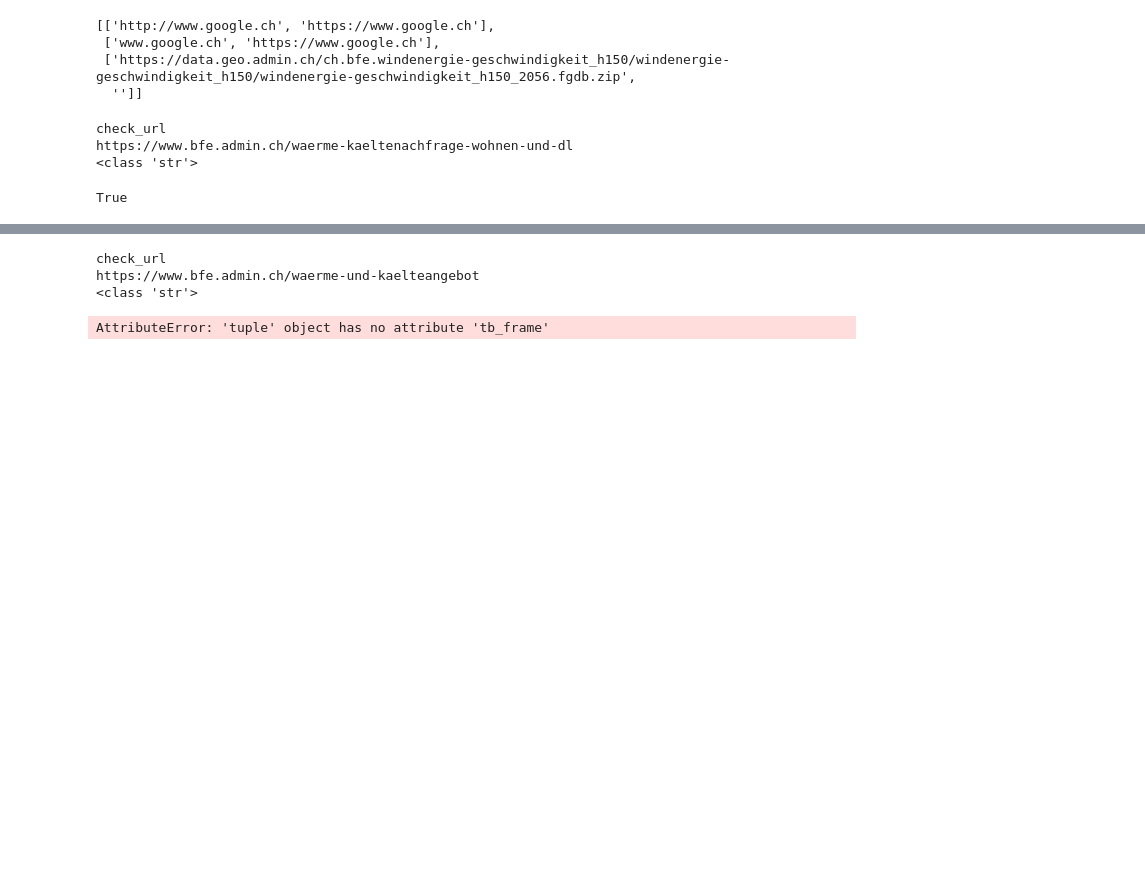
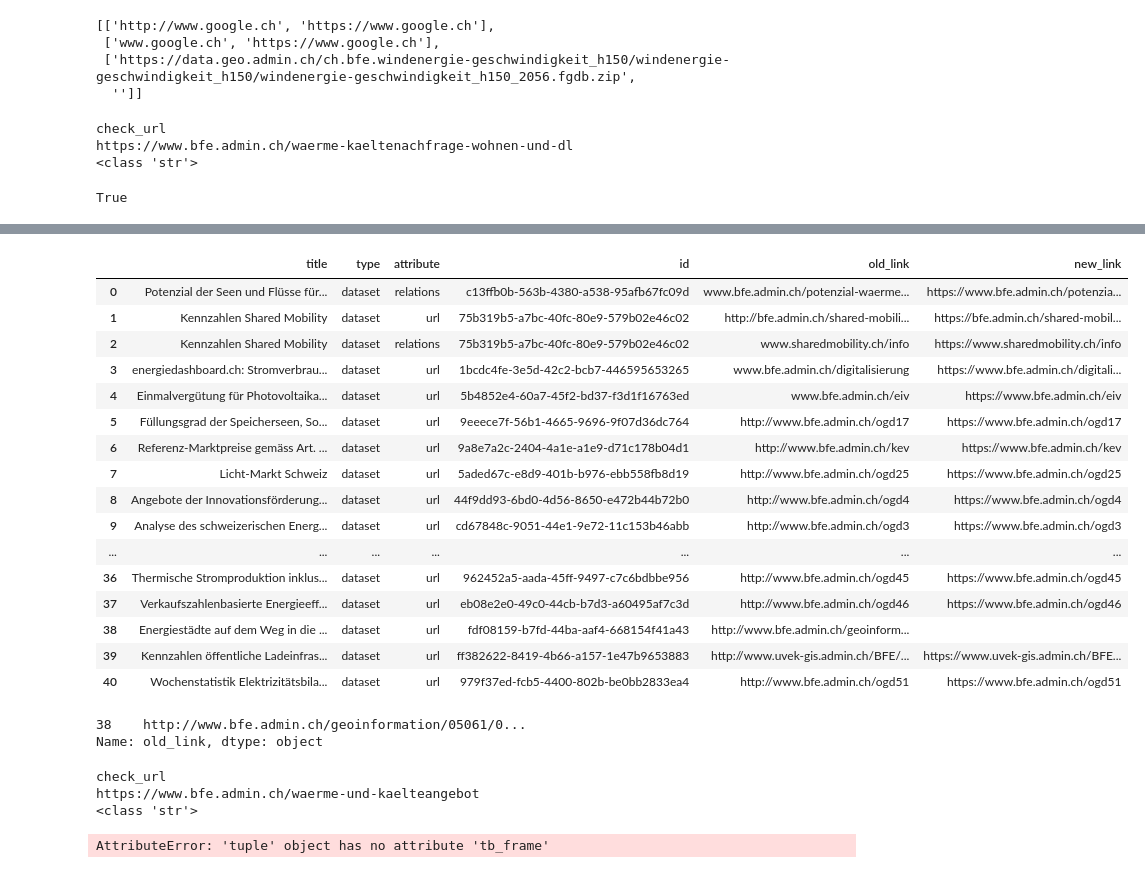
Before and after one commit to aresssera/opendataSwiss, a Jupyter notebook: opendata_swiss.ipynb, the cells around one changed output, grey strips where cells are left out. Drawn from its saved outputs; the diff is of its cells as text; code cells hidden in the pictures; blank space fills up the shorter version.

```diff
--- a/opendata_swiss.ipynb
+++ b/opendata_swiss.ipynb
@@ -51,6 +51,10 @@ def check_url(url):
         print(type(url))
         time.sleep(1)
         # head or get
+
+        if url == 'https://bfe.admin.ch/shared-mobility-angebote':
+            return True
+
         get = requests.get(url)
 
         if get.status_code < 400:
@@ -220,0 +235,27 @@ completeList
+# %%
+f = pd.DataFrame(completeList)
+f.columns=['title', 'type', 'attribute', 'id', 'old_link', 'new_link']
+f
+# %% [output]
+|  | title | type | attribute | id | old_link | new_link |
+| 0 | Potenzial der Seen und Flüsse für... | dataset | relations | c13ffb0b-563b-4380-a538-95afb67fc09d | www.bfe.admin.ch/potenzial-waerme... | https://www.bfe.admin.ch/potenzia... |
+| 1 | Kennzahlen Shared Mobility | dataset | url | 75b319b5-a7bc-40fc-80e9-579b02e46c02 | http://bfe.admin.ch/shared-mobili... | https://bfe.admin.ch/shared-mobil... |
+| 2 | Kennzahlen Shared Mobility | dataset | relations | 75b319b5-a7bc-40fc-80e9-579b02e46c02 | www.sharedmobility.ch/info | https://www.sharedmobility.ch/info |
+| 3 | energiedashboard.ch: Stromverbrau... | dataset | url | 1bcdc4fe-3e5d-42c2-bcb7-446595653265 | www.bfe.admin.ch/digitalisierung | https://www.bfe.admin.ch/digitali... |
+| 4 | Einmalvergütung für Photovoltaika... | dataset | url | 5b4852e4-60a7-45f2-bd37-f3d1f16763ed | www.bfe.admin.ch/eiv | https://www.bfe.admin.ch/eiv |
+| 5 | Füllungsgrad der Speicherseen, So... | dataset | url | 9eeece7f-56b1-4665-9696-9f07d36dc764 | http://www.bfe.admin.ch/ogd17 | https://www.bfe.admin.ch/ogd17 |
+| 6 | Referenz-Marktpreise gemäss Art. ... | dataset | url | 9a8e7a2c-2404-4a1e-a1e9-d71c178b04d1 | http://www.bfe.admin.ch/kev | https://www.bfe.admin.ch/kev |
+| 7 | Licht-Markt Schweiz | dataset | url | 5aded67c-e8d9-401b-b976-ebb558fb8d19 | http://www.bfe.admin.ch/ogd25 | https://www.bfe.admin.ch/ogd25 |
+| 8 | Angebote der Innovationsförderung... | dataset | url | 44f9dd93-6bd0-4d56-8650-e472b44b72b0 | http://www.bfe.admin.ch/ogd4 | https://www.bfe.admin.ch/ogd4 |
+| 9 | Analyse des schweizerischen Energ... | dataset | url | cd67848c-9051-44e1-9e72-11c153b46abb | http://www.bfe.admin.ch/ogd3 | https://www.bfe.admin.ch/ogd3 |
+| ... | ... | ... | ... | ... | ... | ... |
+| 36 | Thermische Stromproduktion inklus... | dataset | url | 962452a5-aada-45ff-9497-c7c6bdbbe956 | http://www.bfe.admin.ch/ogd45 | https://www.bfe.admin.ch/ogd45 |
+| 37 | Verkaufszahlenbasierte Energieeff... | dataset | url | eb08e2e0-49c0-44cb-b7d3-a60495af7c3d | http://www.bfe.admin.ch/ogd46 | https://www.bfe.admin.ch/ogd46 |
+| 38 | Energiestädte auf dem Weg in die ... | dataset | url | fdf08159-b7fd-44ba-aaf4-668154f41a43 | http://www.bfe.admin.ch/geoinform... |  |
+| 39 | Kennzahlen öffentliche Ladeinfras... | dataset | url | ff382622-8419-4b66-a157-1e47b9653883 | http://www.uvek-gis.admin.ch/BFE/... | https://www.uvek-gis.admin.ch/BFE... |
+| 40 | Wochenstatistik Elektrizitätsbila... | dataset | url | 979f37ed-fcb5-4400-802b-be0bb2833ea4 | http://www.bfe.admin.ch/ogd51 | https://www.bfe.admin.ch/ogd51 |
+# %%
+f[f.id == 'fdf08159-b7fd-44ba-aaf4-668154f41a43']['old_link']
+# %% [output]
+38    http://www.bfe.admin.ch/geoinformation/05061/0...
+Name: old_link, dtype: object
```
Also changed, not shown: parts of 4 cells of this notebook.
